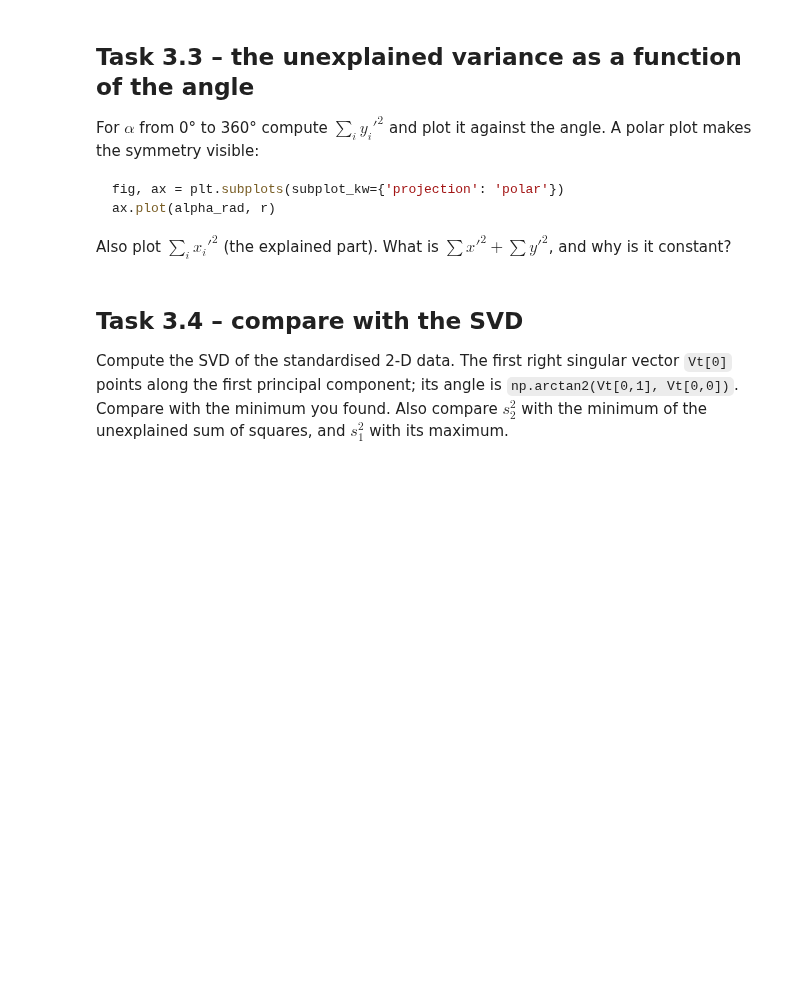
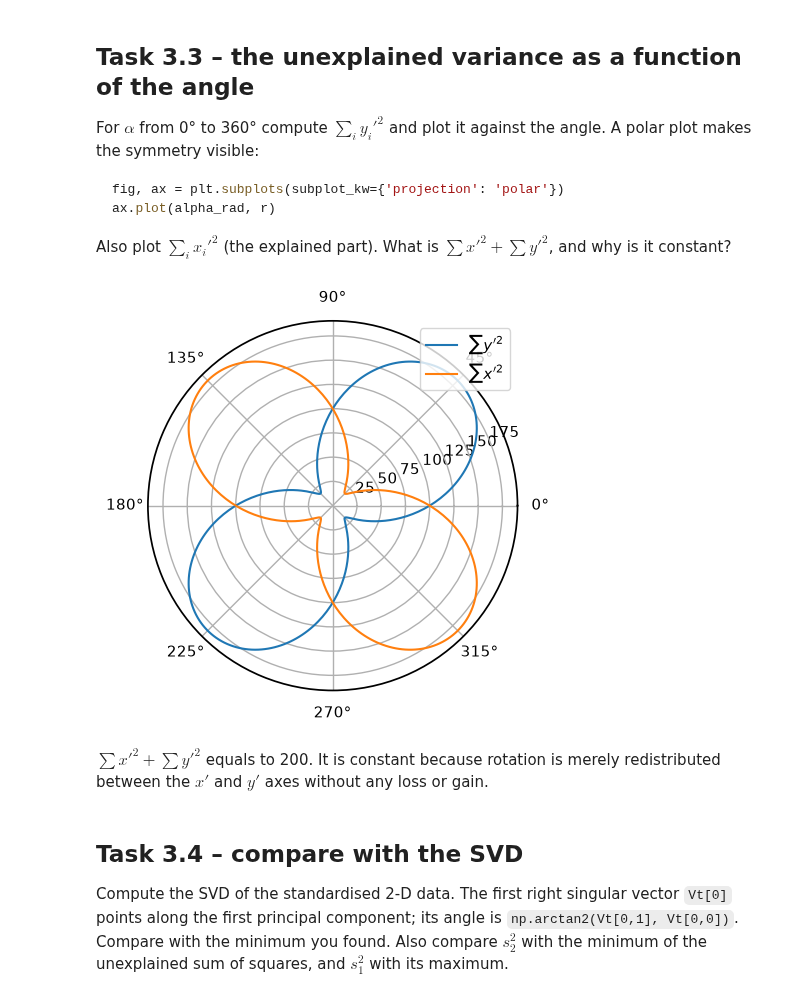
Before and after one commit to Ha5248qi/BERN02_excercise, a Jupyter notebook: Notebooks/exercise_PCA_and_Clustering/unsupervised_learning.ipynb, the cells around one changed output. Cells and saved outputs as stored; diff of their text form; code cells hidden in the pictures; blank space fills up the shorter version.

```diff
--- a/Notebooks/exercise_PCA_and_Clustering/unsupervised_learning.ipynb
+++ b/Notebooks/exercise_PCA_and_Clustering/unsupervised_learning.ipynb
@@ -298,7 +425,21 @@ ax.plot(alpha_rad, r)
 
 Also plot $\sum_i x_i'^2$ (the explained part). What is $\sum x'^2 + \sum y'^2$, and why is it constant?
 # %%
-# your code here
+deg = np.linspace(0, 360, 360)
+alpha_rad = np.radians(deg)
+
+sum_x = [np.sum(rotate(X_2d_std, d)[:, 0]**2) for d in deg]
+sum_y = [np.sum(rotate(X_2d_std, d)[:, 1]**2) for d in deg]
+
+fig, ax = plt.subplots(subplot_kw={'projection': 'polar'})
+ax.plot(alpha_rad, sum_y, label=r'$\sum y^{\prime 2}$')
+ax.plot(alpha_rad, sum_x, label=r'$\sum x^{\prime 2}$')
+ax.legend()
+plt.show()
+# %% [output]
+[figure, added]
+# %% [markdown]
+$\sum x'^2 + \sum y'^2$ equals to 200. It is constant because rotation is merely redistributed between the $x'$ and $y'$ axes without any loss or gain.
 # %% [markdown]
 ## Task 3.4 – compare with the SVD
 Compute the SVD of the standardised 2-D data. The first right singular vector `Vt[0]` points along the first
```
Also changed, not shown: parts of 13 cells of this notebook, 2 other files.
